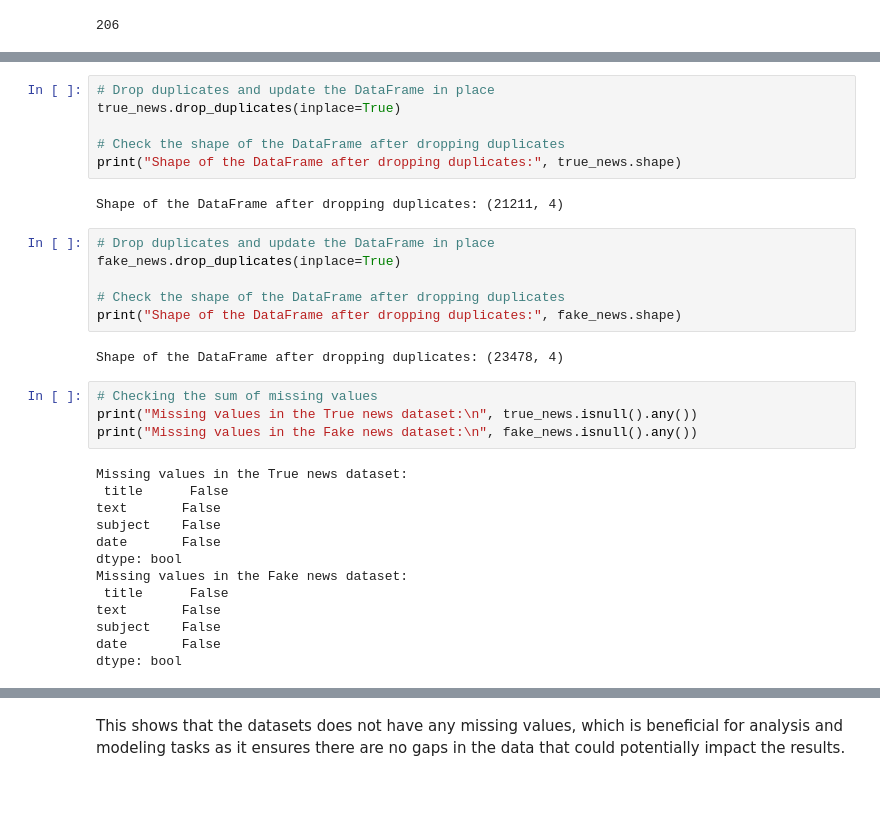
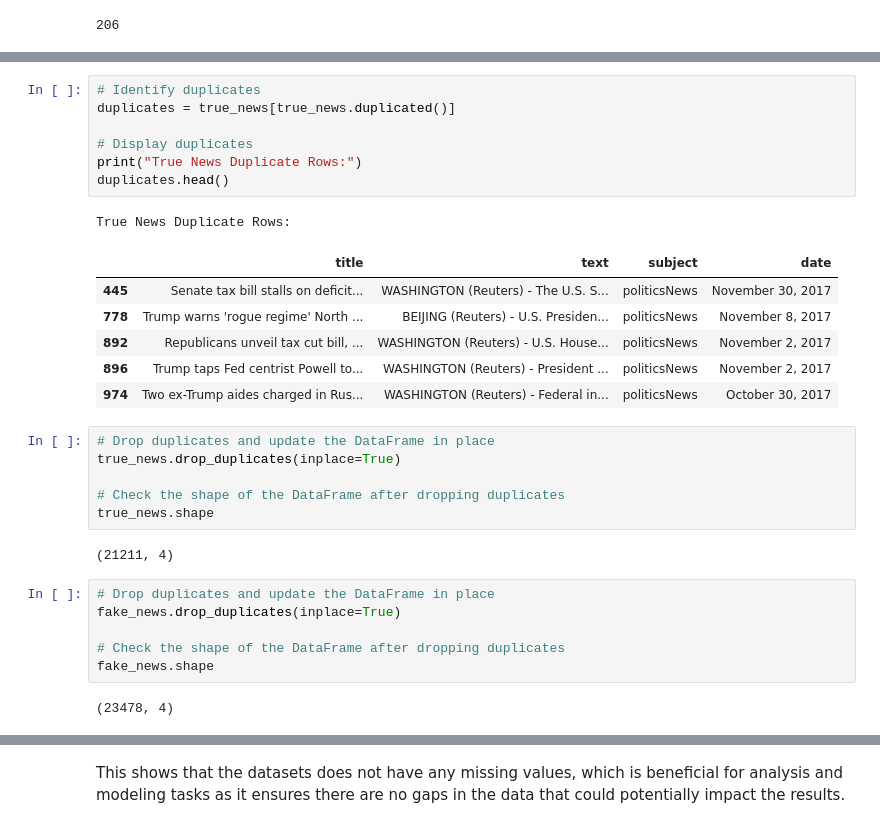
Before and after one commit to idatonui/Fake-News-Prediction, a Jupyter notebook: Fake News Prediction Notebook.ipynb, the cells around one changed output, grey strips where cells are left out. Drawn from its saved outputs; the diff is of its cells as text; blank space fills up the shorter version.

```diff
--- a/Fake News Prediction Notebook.ipynb
+++ b/Fake News Prediction Notebook.ipynb
@@ -218,33 +234,31 @@ true_news.duplicated().sum()
+# %%
+# Identify duplicates
+duplicates = true_news[true_news.duplicated()]
+
+# Display duplicates
+print("True News Duplicate Rows:")
+duplicates.head()
+# %% [output]
+True News Duplicate Rows:
+|  | title | text | subject | date |
+| 445 | Senate tax bill stalls on deficit... | WASHINGTON (Reuters) - The U.S. S... | politicsNews | November 30, 2017 |
+| 778 | Trump warns 'rogue regime' North ... | BEIJING (Reuters) - U.S. Presiden... | politicsNews | November 8, 2017 |
+| 892 | Republicans unveil tax cut bill, ... | WASHINGTON (Reuters) - U.S. House... | politicsNews | November 2, 2017 |
+| 896 | Trump taps Fed centrist Powell to... | WASHINGTON (Reuters) - President ... | politicsNews | November 2, 2017 |
+| 974 | Two ex-Trump aides charged in Rus... | WASHINGTON (Reuters) - Federal in... | politicsNews | October 30, 2017 |
 # %%
 # Drop duplicates and update the DataFrame in place
 true_news.drop_duplicates(inplace=True)
 
 # Check the shape of the DataFrame after dropping duplicates
-print("Shape of the DataFrame after dropping duplicates:", true_news.shape)
+true_news.shape
 # %% [output]
-Shape of the DataFrame after dropping duplicates: (21211, 4)
+(21211, 4)
 # %%
 # Drop duplicates and update the DataFrame in place
 fake_news.drop_duplicates(inplace=True)
 
 # Check the shape of the DataFrame after dropping duplicates
-print("Shape of the DataFrame after dropping duplicates:", fake_news.shape)
+fake_news.shape
 # %% [output]
-Shape of the DataFrame after dropping duplicates: (23478, 4)
+(23478, 4)
-# %%
-# Checking the sum of missing values
-print("Missing values in the True news dataset:\n", true_news.isnull().any())
-print("Missing values in the Fake news dataset:\n", fake_news.isnull().any())
-# %% [output]
-Missing values in the True news dataset:
- title      False
-text       False
-subject    False
-date       False
-dtype: bool
-Missing values in the Fake news dataset:
- title      False
-text       False
-subject    False
-date       False
-dtype: bool
```
Also changed, not shown: parts of 29 cells of this notebook, 1 other file.
